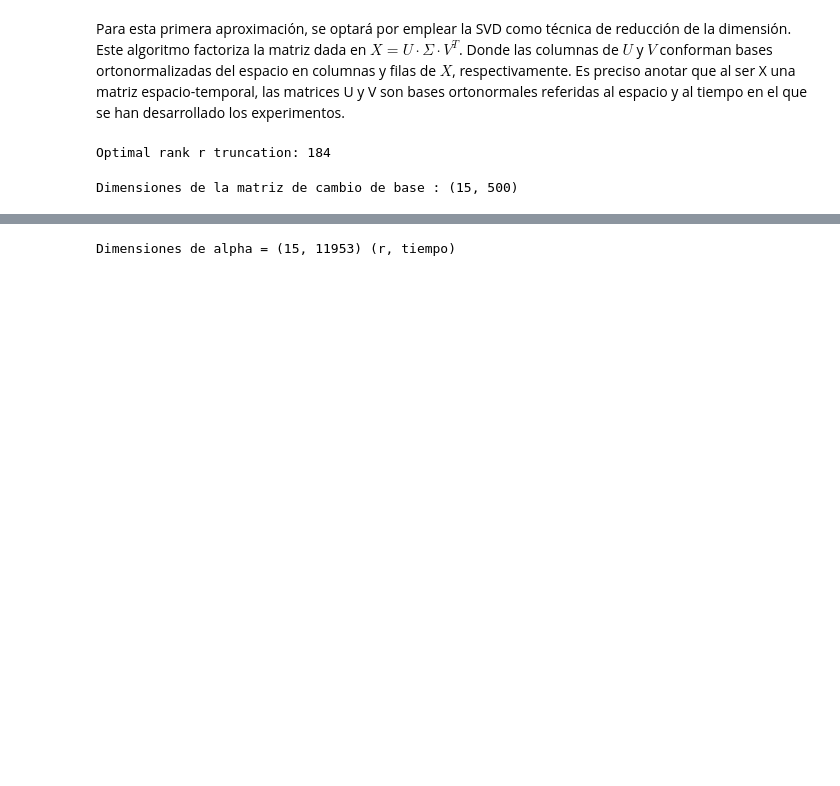
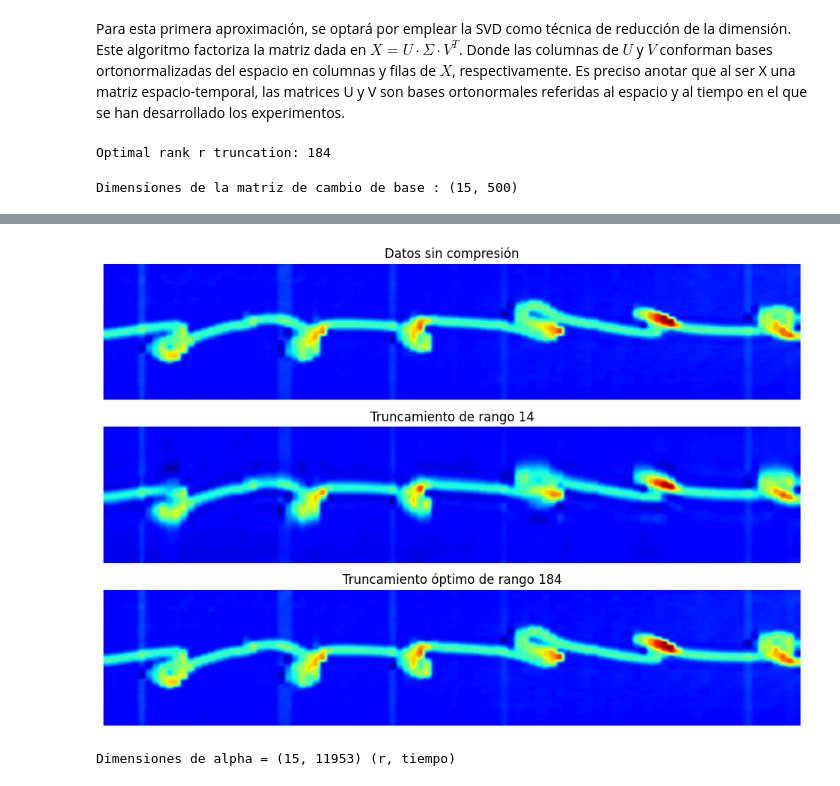
Before and after one commit to alfredorguez/CCODA, a Jupyter notebook: docs/reduccionDimension.ipynb, the cells around one changed output, grey strips where cells are left out. Saved outputs shown, nothing was run; the diff lists cells and outputs as text; code cells hidden in the pictures; blank space fills up the shorter version.

```diff
--- a/docs/reduccionDimension.ipynb
+++ b/docs/reduccionDimension.ipynb
@@ -93,3 +113,29 @@ plt.show()
+# %%
+XX,UU = obtenerExperimento(X,U,sizeExp,27)
+XX = XX[150:300,200:300]
+
+XX14,UU = obtenerExperimento(Xr14,U,sizeExp,27)
+XX14 = XX14[150:300,200:300]
+
+XXOPT,UU = obtenerExperimento(XrOpt,U,sizeExp,27)
+XXOPT = XXOPT[150:300,200:300]
+
+# Comparativa de grado de compresión
+fig2,axs = plt.subplots(3,1,figsize=(12,8))
+
+axs[0].imshow(XX, aspect='auto', origin='lower', cmap='jet')
+axs[0].set_title('Datos sin compresión')
+axs[0].set_axis_off()
+
+axs[1].imshow(XX14,cmap='jet',aspect='auto', origin='lower')
+axs[1].set_title(f'Truncamiento de rango {r}')
+axs[1].set_axis_off()
+
+axs[2].imshow(XXOPT, cmap='jet', aspect='auto', origin='lower')
+axs[2].set_title(f'Truncamiento óptimo de rango {roptimal}')
+axs[2].set_axis_off()
+# %% [output]
+[figure, added]
 # %%
 alpha = Vr14 @ X.T
 print(f"Dimensiones de alpha = {alpha.shape} (r, tiempo)")
```
Also changed, not shown: parts of 2 cells of this notebook, 4 other files.
